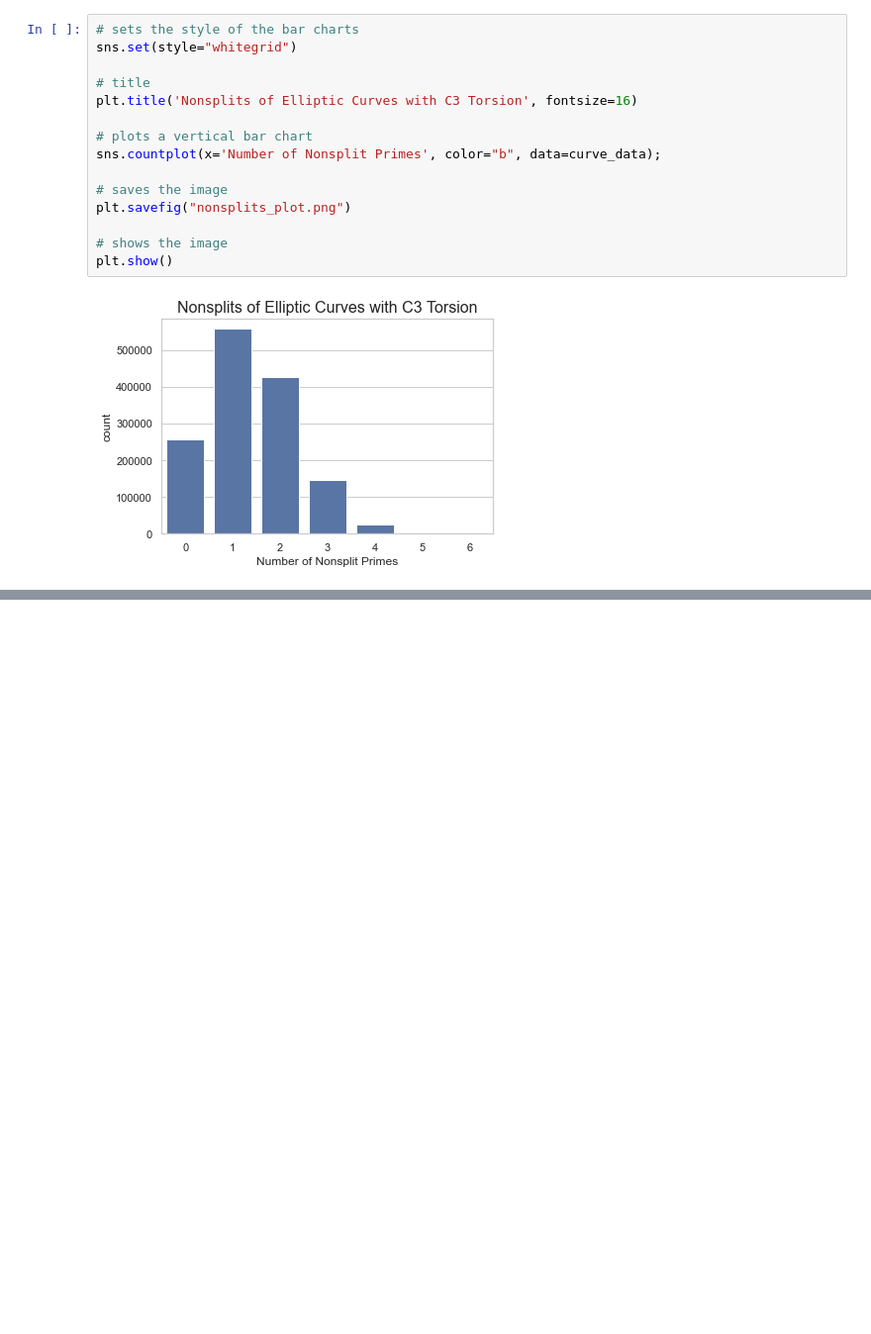
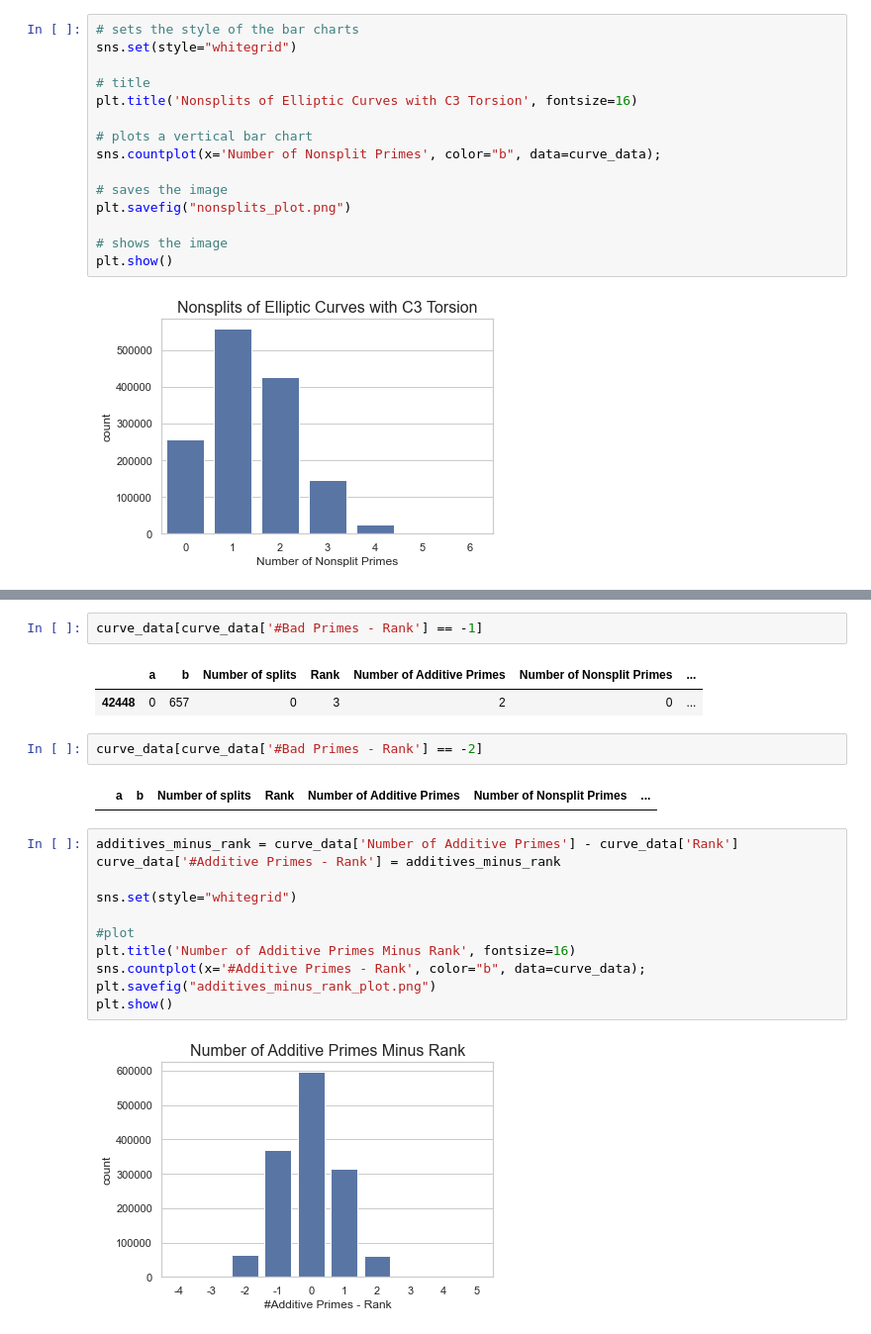
Before and after one commit to sharonsneha/Elliptic-Curve-Data, a Jupyter notebook: Merge Dataframes for All Data.ipynb, the cells around one changed output, grey strips where cells are left out. Shown: that part at 99% size. Drawn from its saved outputs; the diff is of its cells as text; blank space fills up the shorter version.

```diff
--- a/Merge Dataframes for All Data.ipynb
+++ b/Merge Dataframes for All Data.ipynb
@@ -218,0 +250,22 @@ plt.show()
+# %%
+curve_data[curve_data['#Bad Primes - Rank'] == -1]
+# %% [output]
+|  | a | b | Number of splits | Rank | Number of Additive Primes | Number of Nonsplit Primes | ... |
+| 42448 | 0 | 657 | 0 | 3 | 2 | 0 | ... |
+# %%
+curve_data[curve_data['#Bad Primes - Rank'] == -2]
+# %% [output]
+|  | a | b | Number of splits | Rank | Number of Additive Primes | Number of Nonsplit Primes | ... |
+# %%
+additives_minus_rank = curve_data['Number of Additive Primes'] - curve_data['Rank']
+curve_data['#Additive Primes - Rank'] = additives_minus_rank
+
+sns.set(style="whitegrid")
+
+#plot
+plt.title('Number of Additive Primes Minus Rank', fontsize=16)
+sns.countplot(x='#Additive Primes - Rank', color="b", data=curve_data);
+plt.savefig("additives_minus_rank_plot.png")
+plt.show()
+# %% [output]
+[figure, added]
```
Also changed, not shown: parts of 16 cells of this notebook.
